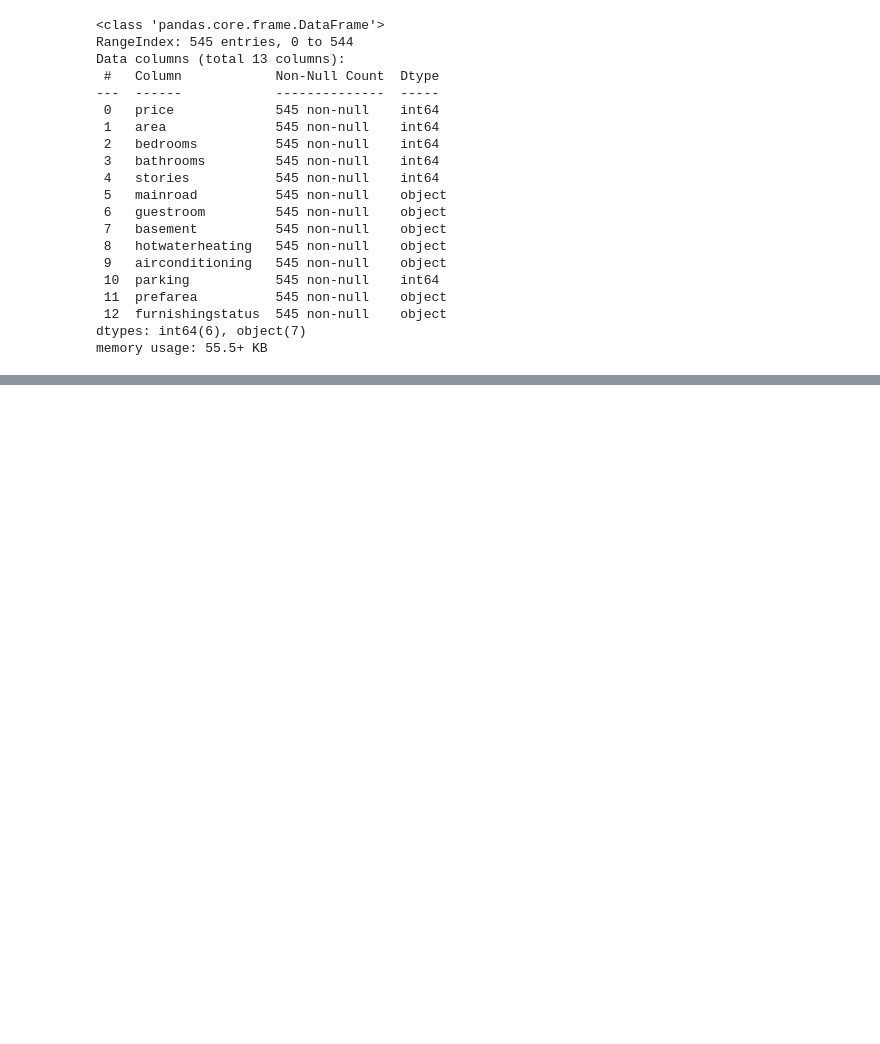
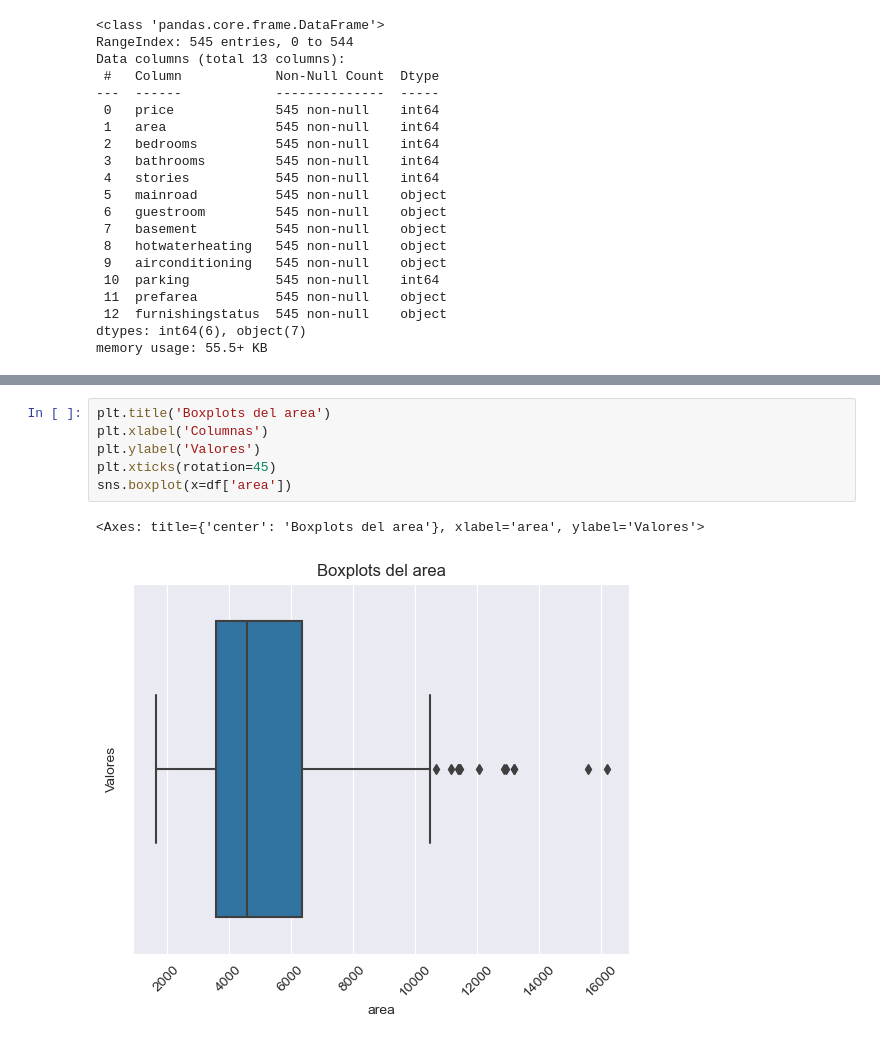
Before and after one commit to federojasc/Electric_Cars_Project, a Jupyter notebook: Housing_Price_Prediction/Housing_Price_Prediction.ipynb, the cells around one changed output, grey strips where cells are left out. Cells and saved outputs as stored; diff of their text form; blank space fills up the shorter version.

```diff
--- a/Housing_Price_Prediction/Housing_Price_Prediction.ipynb
+++ b/Housing_Price_Prediction/Housing_Price_Prediction.ipynb
@@ -39,0 +136,9 @@ memory usage: 55.5+ KB
+# %%
+plt.title('Boxplots del area')
+plt.xlabel('Columnas')
+plt.ylabel('Valores')
+plt.xticks(rotation=45)
+sns.boxplot(x=df['area'])
+# %% [output]
+<Axes: title={'center': 'Boxplots del area'}, xlabel='area', ylabel='Valores'>
+[figure, added]
```
Also changed, not shown: parts of 11 cells of this notebook.
